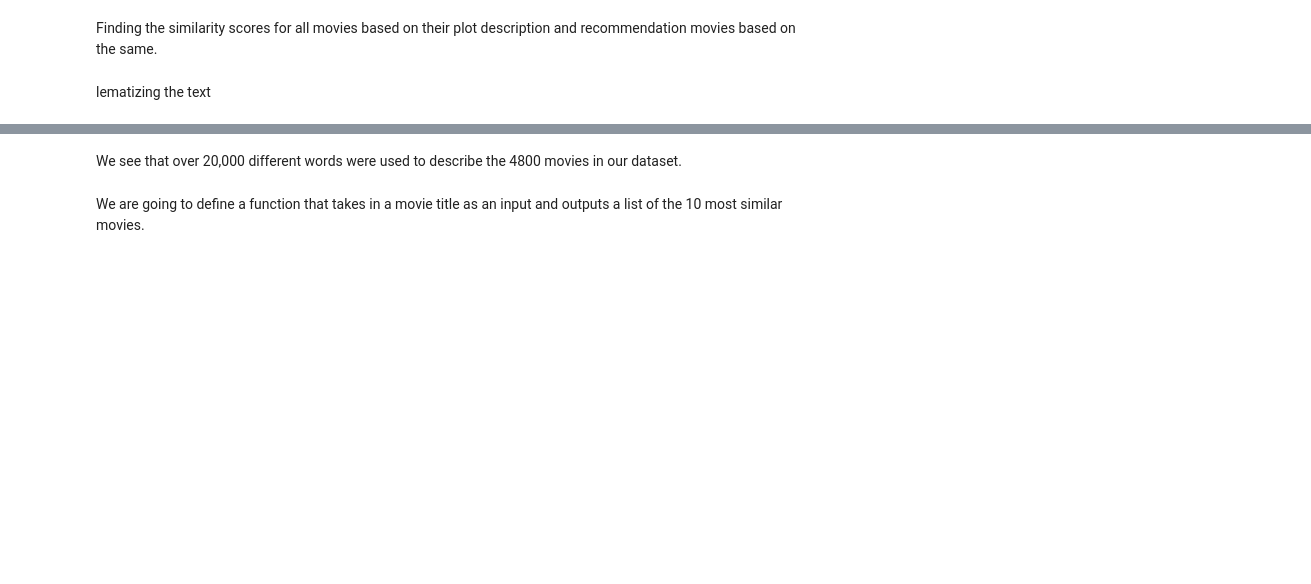
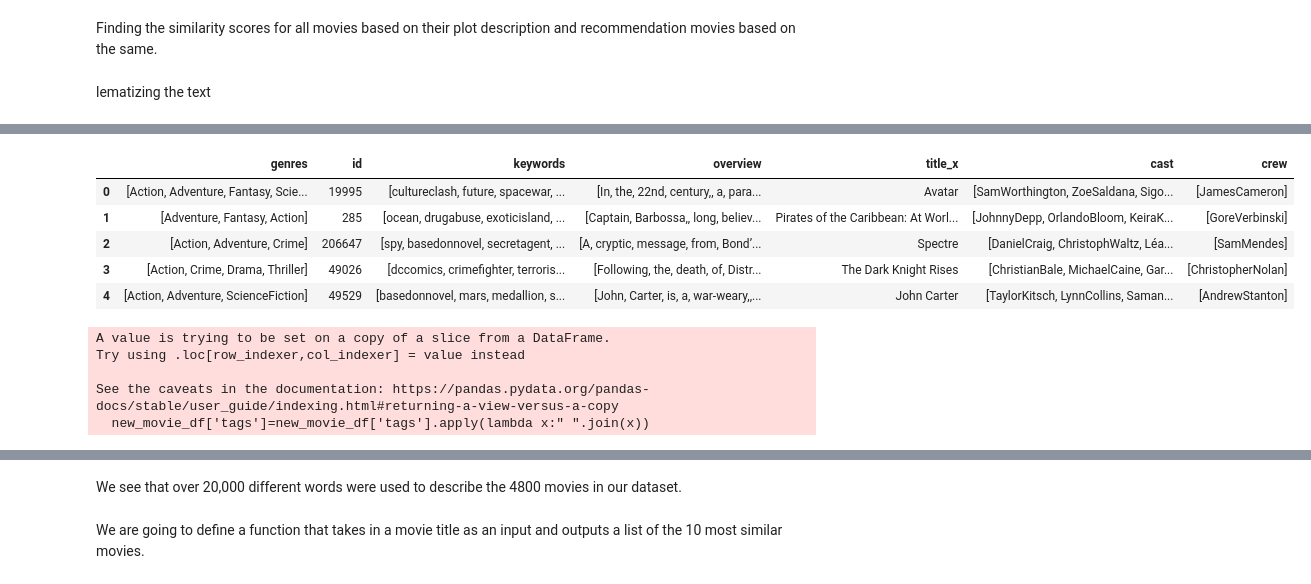
Before and after one commit to deepaksirohiwal/Movie_recomendation, a Jupyter notebook: movie_recommendation.ipynb, the cells around one changed output, grey strips where cells are left out. Cells and saved outputs as stored; diff of their text form; code cells hidden in the pictures; blank space fills up the shorter version.

```diff
--- a/movie_recommendation.ipynb
+++ b/movie_recommendation.ipynb
@@ -113,0 +213,17 @@ lematizing the text
+# %%
+movie_df['overview']=movie_df['overview'].apply(lambda x:x.split())
+# %%
+#removing space between the words
+movie_df['genres']=movie_df['genres'].apply(lambda x:[i.replace(" ","") for i in x])
+movie_df['keywords']=movie_df['keywords'].apply(lambda x:[i.replace(" ","") for i in x])
+movie_df['cast']=movie_df['cast'].apply(lambda x:[i.replace(" ","") for i in x])
+movie_df['crew']=movie_df['crew'].apply(lambda x:[i.replace(" ","") for i in x])
+# %%
+movie_df.head()
+# %% [output]
+|  | genres | id | keywords | overview | title_x | cast | crew |
+| 0 | [Action, Adventure, Fantasy, Scie... | 19995 | [cultureclash, future, spacewar, ... | [In, the, 22nd, century,, a, para... | Avatar | [SamWorthington, ZoeSaldana, Sigo... | [JamesCameron] |
+| 1 | [Adventure, Fantasy, Action] | 285 | [ocean, drugabuse, exoticisland, ... | [Captain, Barbossa,, long, believ... | Pirates of the Caribbean: At Worl... | [JohnnyDepp, OrlandoBloom, KeiraK... | [GoreVerbinski] |
+| 2 | [Action, Adventure, Crime] | 206647 | [spy, basedonnovel, secretagent, ... | [A, cryptic, message, from, Bond’... | Spectre | [DanielCraig, ChristophWaltz, Léa... | [SamMendes] |
+| 3 | [Action, Crime, Drama, Thriller] | 49026 | [dccomics, crimefighter, terroris... | [Following, the, death, of, Distr... | The Dark Knight Rises | [ChristianBale, MichaelCaine, Gar... | [ChristopherNolan] |
+| 4 | [Action, Adventure, ScienceFiction] | 49529 | [basedonnovel, mars, medallion, s... | [John, Carter, is, a, war-weary,,... | John Carter | [TaylorKitsch, LynnCollins, Saman... | [AndrewStanton] |
@@ -113,0 +235,8 @@ lematizing the text
+# %%
+new_movie_df['tags']=new_movie_df['tags'].apply(lambda x:" ".join(x)) #removing the list and joining
+# %% [output]
+A value is trying to be set on a copy of a slice from a DataFrame.
+Try using .loc[row_indexer,col_indexer] = value instead
+
+See the caveats in the documentation: https://pandas.pydata.org/pandas-docs/stable/user_guide/indexing.html#returning-a-view-versus-a-copy
+  new_movie_df['tags']=new_movie_df['tags'].apply(lambda x:" ".join(x))
```
Also changed, not shown: parts of 26 cells of this notebook, 1 other file.
